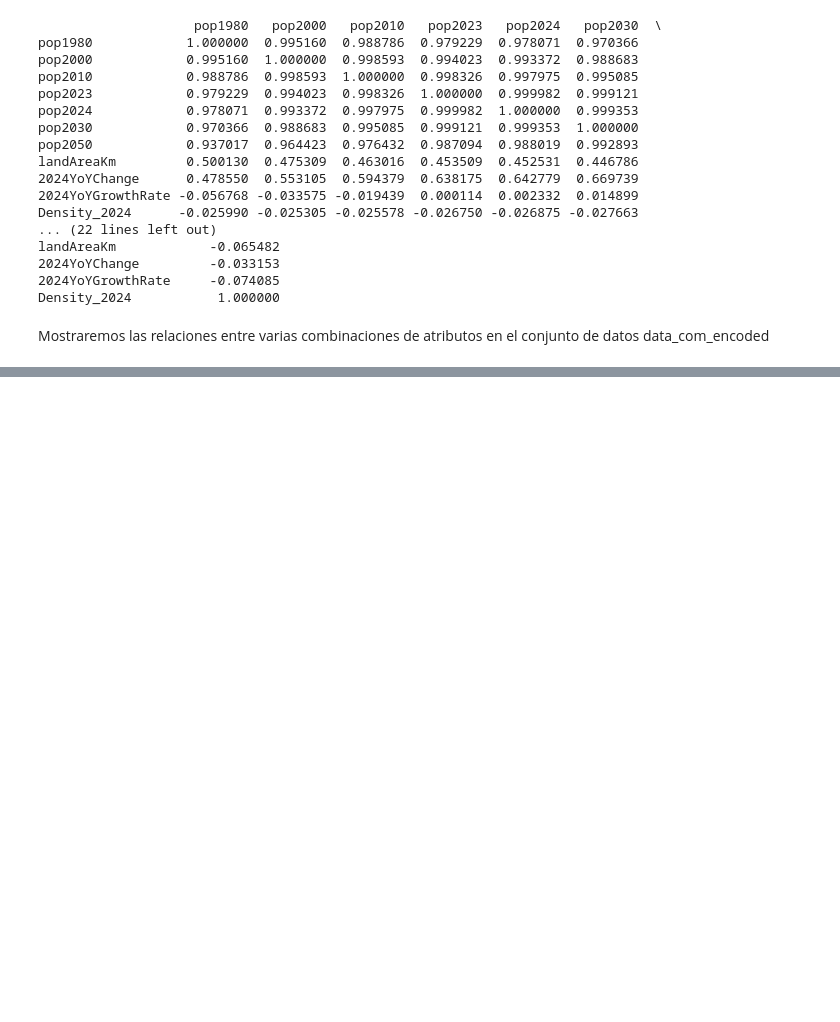
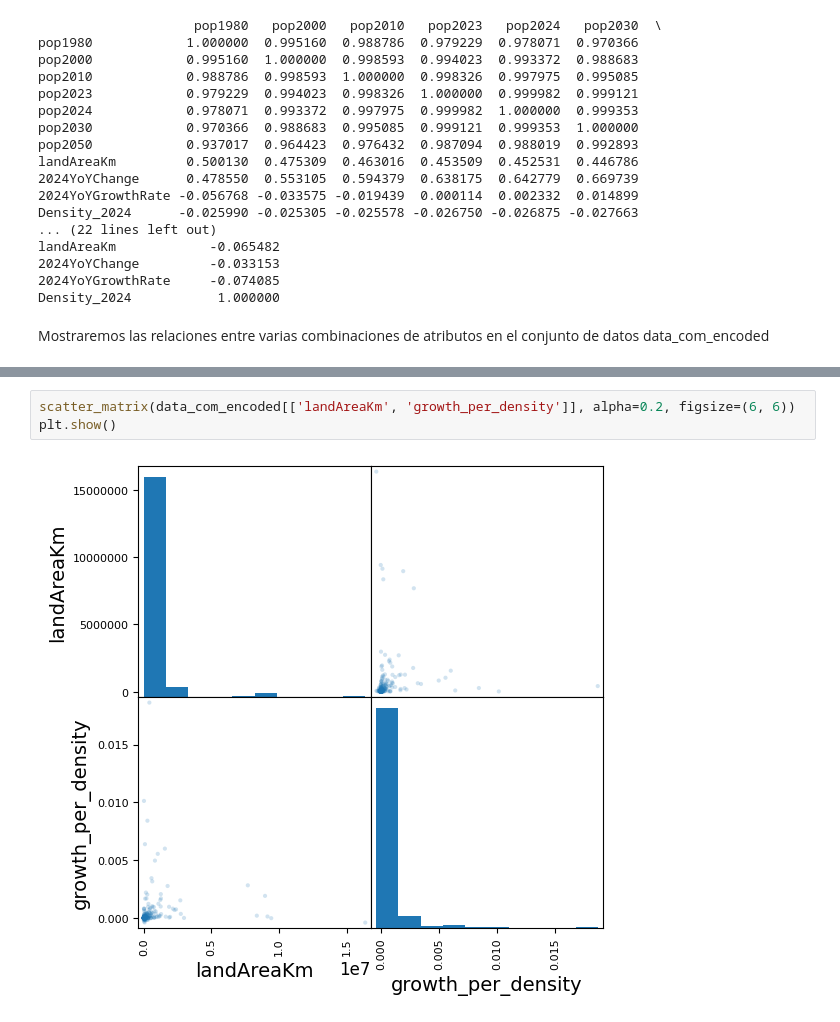
Before and after one commit to Sebastian-Landeo/Predecir-Poblaci-n-Mundial-ML, a Jupyter notebook: PredecirPoblaciónMundial_MachineLearning.ipynb, the cells around one changed output, grey strips where cells are left out. Saved outputs shown, nothing was run; the diff lists cells and outputs as text; blank space fills up the shorter version.

```diff
--- a/PredecirPoblaciónMundial_MachineLearning.ipynb
+++ b/PredecirPoblaciónMundial_MachineLearning.ipynb
@@ -438,0 +511,5 @@ landAreaKm / Density_2024 = 2423.4592
+# %%
+scatter_matrix(data_com_encoded[['landAreaKm', 'growth_per_density']], alpha=0.2, figsize=(6, 6))
+plt.show()
+# %% [output]
+[figure, added]
```
Also changed, not shown: parts of 38 cells of this notebook.
